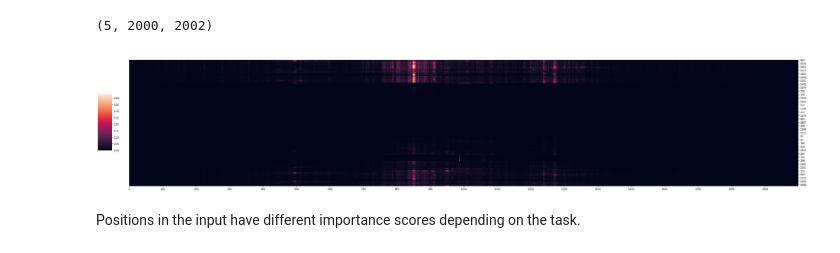
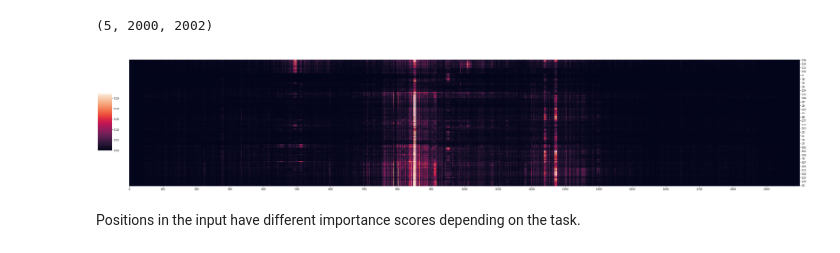
Before and after one commit to kundajelab/fastISM, a Jupyter notebook: notebooks/colab/DeepSEA.ipynb, the cells around one changed output. Cells and saved outputs as stored; diff of their text form; code cells hidden in the pictures.

```diff
--- a/notebooks/colab/DeepSEA.ipynb
+++ b/notebooks/colab/DeepSEA.ipynb
@@ -294,20 +294,24 @@ print(mut_minus_ref_euclidean.shape)
 # %%
 SEQ_IDX = 0
 # %%
-# heatmap of tasks (clustered) x position
+# heatmap of importance scores [tasks (clustered) x position]
+# for top 200 tasks by reference predictions
 
-cg = sns.clustermap(mut_minus_ref_euclidean[SEQ_IDX].T,
+top_tasks = np.argsort(ref[SEQ_IDX][0][:,0])[::-1][:200]
+to_plot = mut_minus_ref_euclidean[SEQ_IDX][:, top_tasks].T
+
+cg = sns.clustermap(to_plot,
                     row_cluster=True, # cluster tasks
                     col_cluster=False, # not position
                     # standard_scale=0,
                     dendrogram_ratio=0.04,
                     figsize=(40,8),
                     xticklabels=100,
-                    vmax = np.quantile(mut_minus_ref_euclidean[SEQ_IDX], 0.9999), # set max limit
+                    vmax = np.quantile(to_plot, 0.998), # set max limit
                     cbar_pos=(0, .3, .02, .4))
 cg.ax_row_dendrogram.set_visible(False)
 # %% [output]
-[figure, old version]
+[figure, new version]
 # %% [markdown]
 Positions in the input have different importance scores depending on the task.
 # %%
```
Also changed, not shown: parts of 1 cell of this notebook.
